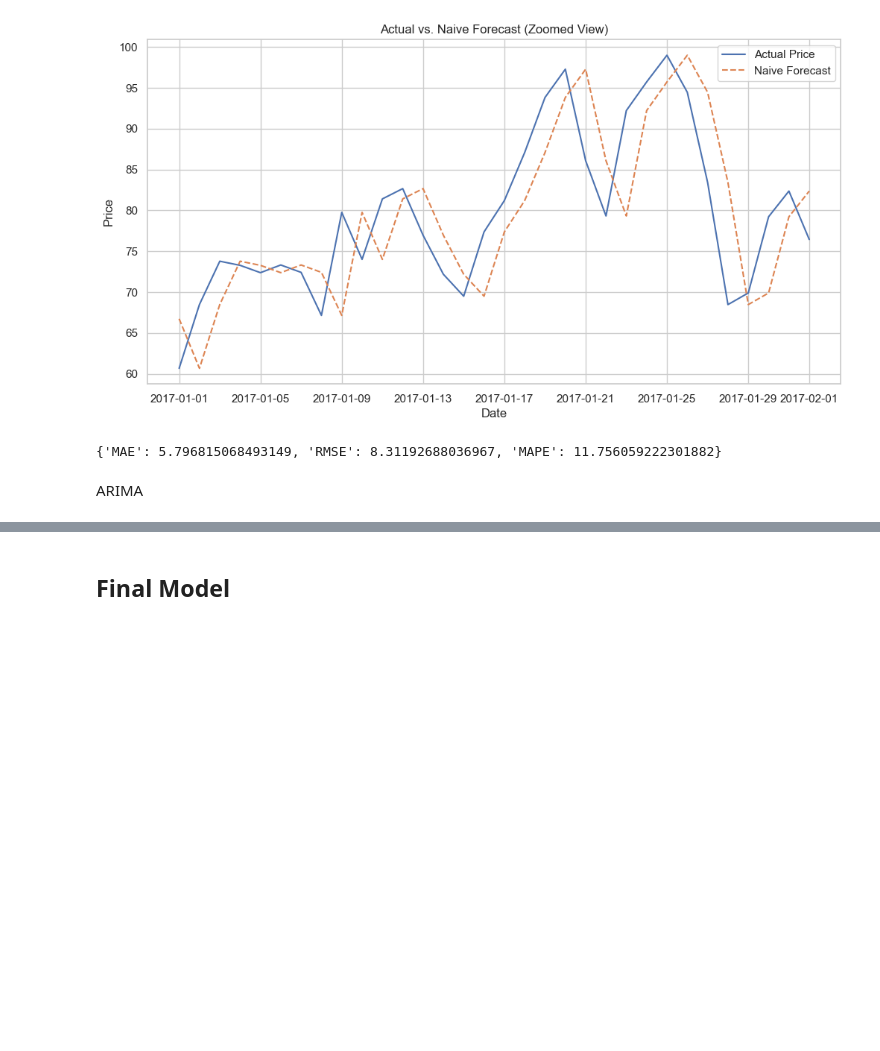
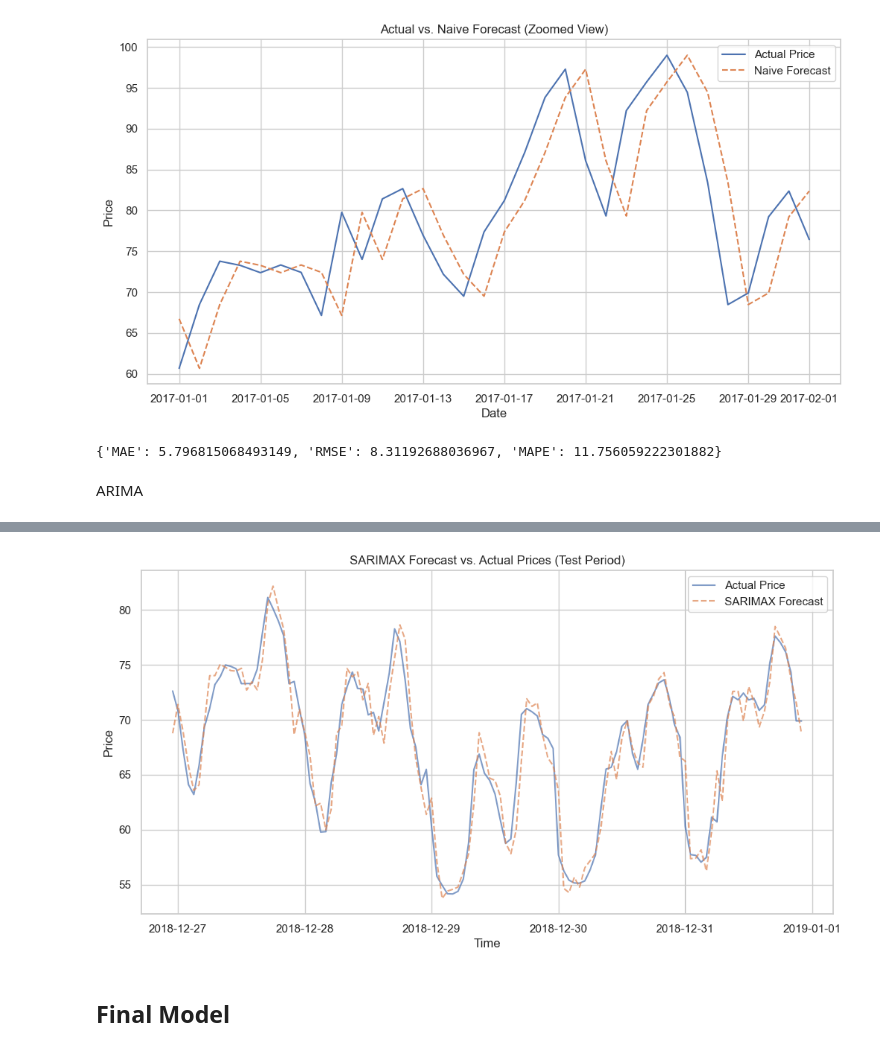
Before and after one commit to MattHendo/Time-Series-Energy-Markets, a Jupyter notebook: Time_Series_Energy_Markets.ipynb, the cells around one changed output, grey strips where cells are left out. Cells and saved outputs as stored; diff of their text form; code cells hidden in the pictures; blank space fills up the shorter version.

```diff
--- a/Time_Series_Energy_Markets.ipynb
+++ b/Time_Series_Energy_Markets.ipynb
@@ -622,0 +768,27 @@ SARIMAX
+# %%
+# Create a full-length prediction series for SARIMAX (same index as data_target)
+full_sarimax_pred_series = pd.Series(index=data_target.index, dtype=float)
+
+# Insert SARIMAX predictions only into the test portion
+full_sarimax_pred_series.loc[test.index] = predictions
+
+# Add SARIMAX forecasts to data_target
+data_target['sarimax_forecast'] = full_sarimax_pred_series
+
+# Optional: Check the last few entries to confirm alignment
+display(data_target.tail(121))
+
+from sklearn.metrics import mean_absolute_error, mean_squared_error
+import numpy as np
+
+# Only evaluate where SARIMAX predictions exist
+valid = data_target.dropna(subset=['sarimax_forecast'])
+
+# Compare SARIMAX forecast against the actual prices
+mae = mean_absolute_error(valid['price_actual'], valid['sarimax_forecast'])
+rmse = np.sqrt(mean_squared_error(valid['price_actual'], valid['sarimax_forecast']))
+mape = np.mean(np.abs((valid['price_actual'] - valid['sarimax_forecast']) / valid['price_actual'])) * 100
+
+print(f"SARIMAX MAE: {mae:.2f}")
+print(f"SARIMAX RMSE: {rmse:.2f}")
+print(f"SARIMAX MAPE: {mape:.2f}%")
@@ -623,3 +813,16 @@ SARIMAX
+# %%
+import matplotlib.pyplot as plt
+
+plt.figure(figsize=(12, 6))
+plt.plot(valid.index, valid['price_actual'], label='Actual Price', alpha=0.7)
+plt.plot(valid.index, valid['sarimax_forecast'], label='SARIMAX Forecast', linestyle='--', alpha=0.7)
+plt.title('SARIMAX Forecast vs. Actual Prices (Test Period)')
+plt.xlabel('Time')
+plt.ylabel('Price')
+plt.legend()
+plt.show()
+# %% [output]
+[figure, added]
 # %% [markdown]
 ## Final Model
 # %%
```
Also changed, not shown: parts of 8 cells of this notebook.
